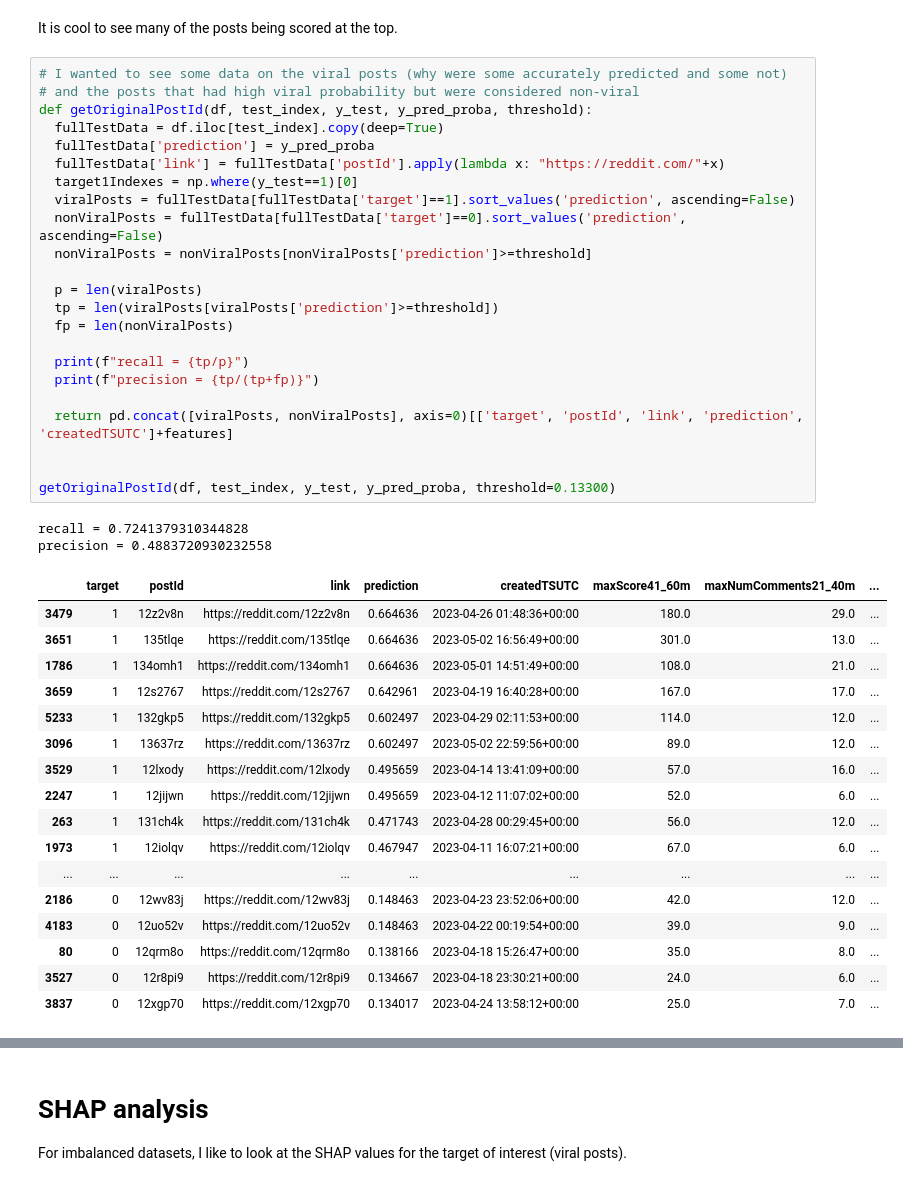
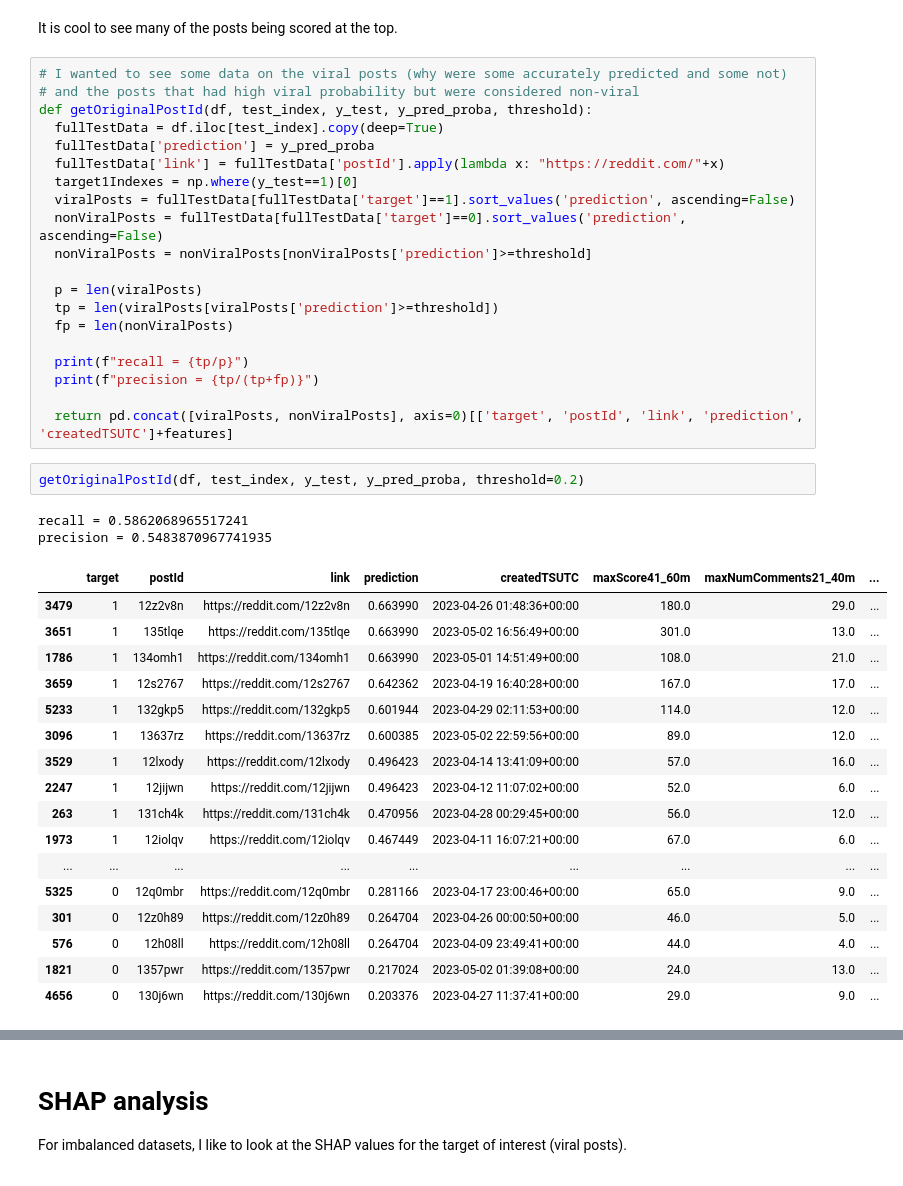
Before and after one commit to kennethjmyers/Top-Reddit-Posts, a Jupyter notebook: model/model-GBM.ipynb, the cells around one changed output, grey strips where cells are left out. Drawn from its saved outputs; the diff is of its cells as text.

```diff
--- a/model/model-GBM.ipynb
+++ b/model/model-GBM.ipynb
@@ -222,27 +222,26 @@ def getOriginalPostId(df, test_index, y_test, y_pred_proba, threshold):
   print(f"precision = {tp/(tp+fp)}")
 
   return pd.concat([viralPosts, nonViralPosts], axis=0)[['target', 'postId', 'link', 'prediction', 'createdTSUTC']+features]
-
-
-getOriginalPostId(df, test_index, y_test, y_pred_proba, threshold=0.13300)
-# %% [output]
-recall = 0.7241379310344828
-precision = 0.4883720930232558
-|  | target | postId | link | prediction | createdTSUTC | maxScore41_60m | maxNumComments21_40m | ... |
-| 3479 | 1 | 12z2v8n | https://reddit.com/12z2v8n | 0.664636 | 2023-04-26 01:48:36+00:00 | 180.0 | 29.0 | ... |
-| 3651 | 1 | 135tlqe | https://reddit.com/135tlqe | 0.664636 | 2023-05-02 16:56:49+00:00 | 301.0 | 13.0 | ... |
-| 1786 | 1 | 134omh1 | https://reddit.com/134omh1 | 0.664636 | 2023-05-01 14:51:49+00:00 | 108.0 | 21.0 | ... |
-| 3659 | 1 | 12s2767 | https://reddit.com/12s2767 | 0.642961 | 2023-04-19 16:40:28+00:00 | 167.0 | 17.0 | ... |
-| 5233 | 1 | 132gkp5 | https://reddit.com/132gkp5 | 0.602497 | 2023-04-29 02:11:53+00:00 | 114.0 | 12.0 | ... |
-| 3096 | 1 | 13637rz | https://reddit.com/13637rz | 0.602497 | 2023-05-02 22:59:56+00:00 | 89.0 | 12.0 | ... |
-| 3529 | 1 | 12lxody | https://reddit.com/12lxody | 0.495659 | 2023-04-14 13:41:09+00:00 | 57.0 | 16.0 | ... |
-| 2247 | 1 | 12jijwn | https://reddit.com/12jijwn | 0.495659 | 2023-04-12 11:07:02+00:00 | 52.0 | 6.0 | ... |
-| 263 | 1 | 131ch4k | https://reddit.com/131ch4k | 0.471743 | 2023-04-28 00:29:45+00:00 | 56.0 | 12.0 | ... |
-| 1973 | 1 | 12iolqv | https://reddit.com/12iolqv | 0.467947 | 2023-04-11 16:07:21+00:00 | 67.0 | 6.0 | ... |
-| ... | ... | ... | ... | ... | ... | ... | ... | ... |
-| 2186 | 0 | 12wv83j | https://reddit.com/12wv83j | 0.148463 | 2023-04-23 23:52:06+00:00 | 42.0 | 12.0 | ... |
-| 4183 | 0 | 12uo52v | https://reddit.com/12uo52v | 0.148463 | 2023-04-22 00:19:54+00:00 | 39.0 | 9.0 | ... |
-| 80 | 0 | 12qrm8o | https://reddit.com/12qrm8o | 0.138166 | 2023-04-18 15:26:47+00:00 | 35.0 | 8.0 | ... |
-| 3527 | 0 | 12r8pi9 | https://reddit.com/12r8pi9 | 0.134667 | 2023-04-18 23:30:21+00:00 | 24.0 | 6.0 | ... |
-| 3837 | 0 | 12xgp70 | https://reddit.com/12xgp70 | 0.134017 | 2023-04-24 13:58:12+00:00 | 25.0 | 7.0 | ... |
+# %%
+getOriginalPostId(df, test_index, y_test, y_pred_proba, threshold=0.2)
+# %% [output]
+recall = 0.5862068965517241
+precision = 0.5483870967741935
+|  | target | postId | link | prediction | createdTSUTC | maxScore41_60m | maxNumComments21_40m | ... |
+| 3479 | 1 | 12z2v8n | https://reddit.com/12z2v8n | 0.663990 | 2023-04-26 01:48:36+00:00 | 180.0 | 29.0 | ... |
+| 3651 | 1 | 135tlqe | https://reddit.com/135tlqe | 0.663990 | 2023-05-02 16:56:49+00:00 | 301.0 | 13.0 | ... |
+| 1786 | 1 | 134omh1 | https://reddit.com/134omh1 | 0.663990 | 2023-05-01 14:51:49+00:00 | 108.0 | 21.0 | ... |
+| 3659 | 1 | 12s2767 | https://reddit.com/12s2767 | 0.642362 | 2023-04-19 16:40:28+00:00 | 167.0 | 17.0 | ... |
+| 5233 | 1 | 132gkp5 | https://reddit.com/132gkp5 | 0.601944 | 2023-04-29 02:11:53+00:00 | 114.0 | 12.0 | ... |
+| 3096 | 1 | 13637rz | https://reddit.com/13637rz | 0.600385 | 2023-05-02 22:59:56+00:00 | 89.0 | 12.0 | ... |
+| 3529 | 1 | 12lxody | https://reddit.com/12lxody | 0.496423 | 2023-04-14 13:41:09+00:00 | 57.0 | 16.0 | ... |
+| 2247 | 1 | 12jijwn | https://reddit.com/12jijwn | 0.496423 | 2023-04-12 11:07:02+00:00 | 52.0 | 6.0 | ... |
+| 263 | 1 | 131ch4k | https://reddit.com/131ch4k | 0.470956 | 2023-04-28 00:29:45+00:00 | 56.0 | 12.0 | ... |
+| 1973 | 1 | 12iolqv | https://reddit.com/12iolqv | 0.467449 | 2023-04-11 16:07:21+00:00 | 67.0 | 6.0 | ... |
+| ... | ... | ... | ... | ... | ... | ... | ... | ... |
+| 5325 | 0 | 12q0mbr | https://reddit.com/12q0mbr | 0.281166 | 2023-04-17 23:00:46+00:00 | 65.0 | 9.0 | ... |
+| 301 | 0 | 12z0h89 | https://reddit.com/12z0h89 | 0.264704 | 2023-04-26 00:00:50+00:00 | 46.0 | 5.0 | ... |
+| 576 | 0 | 12h08ll | https://reddit.com/12h08ll | 0.264704 | 2023-04-09 23:49:41+00:00 | 44.0 | 4.0 | ... |
+| 1821 | 0 | 1357pwr | https://reddit.com/1357pwr | 0.217024 | 2023-05-02 01:39:08+00:00 | 24.0 | 13.0 | ... |
+| 4656 | 0 | 130j6wn | https://reddit.com/130j6wn | 0.203376 | 2023-04-27 11:37:41+00:00 | 29.0 | 9.0 | ... |
 # %% [markdown]
```
Also changed, not shown: parts of 8 cells of this notebook, 6 other files.
